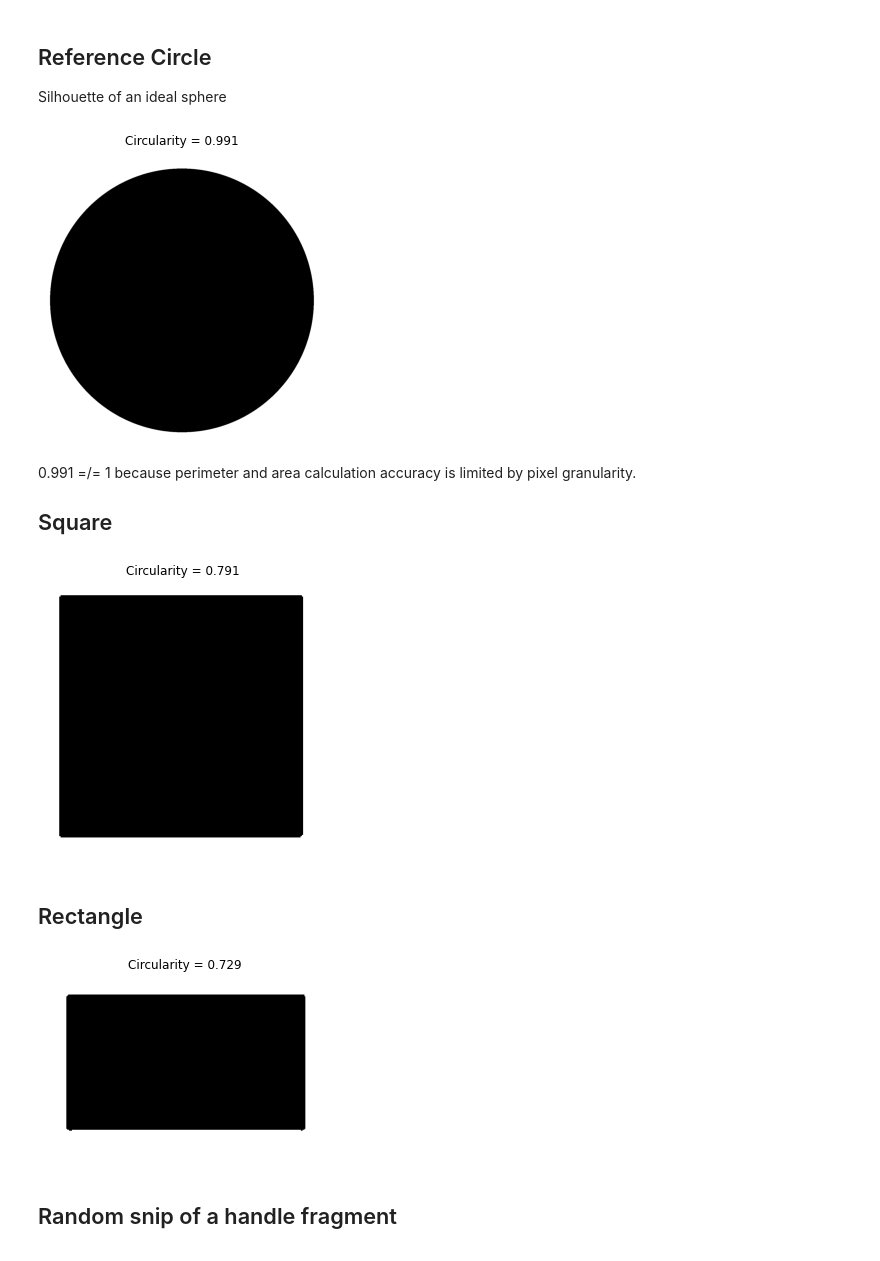
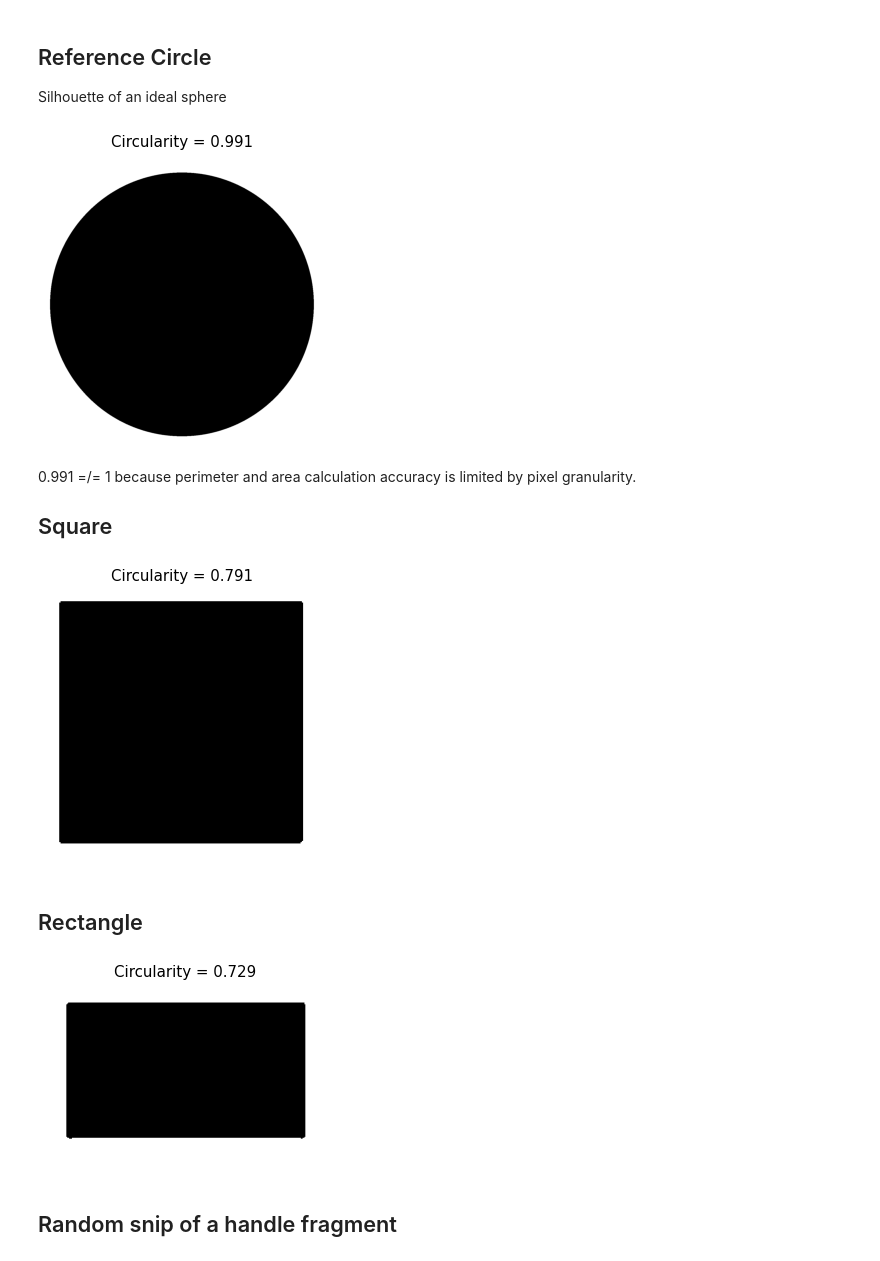
Before and after one commit to jennyvo2020/amphora, a Jupyter notebook: yassiada2/circularity/circularity_demo.ipynb, the cells around one changed output. Drawn from its saved outputs; the diff is of its cells as text; code cells hidden in the pictures.

```diff
--- a/yassiada2/circularity/circularity_demo.ipynb
+++ b/yassiada2/circularity/circularity_demo.ipynb
@@ -178,15 +180,15 @@ Silhouette of an ideal sphere
 # %%
 bin_im = circularity_util.get_bin_im('circle_ref.png')
 circularity = circularity_util.get_circularity(bin_im)
 
 fig, axes = plt.subplots(figsize=(5,5))
-axes.set_title('Circularity = %s\n' % round(circularity, 3))
+axes.set_title('Circularity = %s\n' % round(circularity, 3), fontsize=15)
 axes.imshow(bin_im, cmap='gray_r')
 axes.set_ylim(axes.get_ylim()[::-1])
 axes.axis('off')
 plt.show()
 # %% [output]
-[figure, old version]
+[figure, new version]
 # %% [markdown]
 0.991 =/= 1 because perimeter and area calculation accuracy is limited by pixel granularity.
 
@@ -196,13 +198,13 @@ bin_im = circularity_util.get_bin_im('square.png')
 circularity = circularity_util.get_circularity(bin_im)
 
 fig, axes = plt.subplots(figsize=(5,5))
-axes.set_title('Circularity = %s' % round(circularity, 3))
+axes.set_title('Circularity = %s' % round(circularity, 3), fontsize=15)
 axes.imshow(bin_im, cmap='gray_r')
 axes.set_ylim(axes.get_ylim()[::-1])
 axes.axis('off')
 plt.show()
 # %% [output]
-[figure, old version]
+[figure, new version]
 # %% [markdown]
 ## Rectangle
 # %%
@@ -210,13 +212,13 @@ bin_im = circularity_util.get_bin_im('rectangle.png')
 circularity = circularity_util.get_circularity(bin_im)
 
 fig, axes = plt.subplots(figsize=(5,5))
-axes.set_title('Circularity = %s' % round(circularity, 3))
+axes.set_title('Circularity = %s' % round(circularity, 3), fontsize=15)
 axes.imshow(bin_im, cmap='gray_r')
 axes.set_ylim(axes.get_ylim()[::-1])
 axes.axis('off')
 plt.show()
 # %% [output]
-[figure, old version]
+[figure, new version]
 # %% [markdown]
 ## Random snip of a handle fragment
 # %%
```
Also changed, not shown: parts of 7 cells of this notebook, 1 other file.
